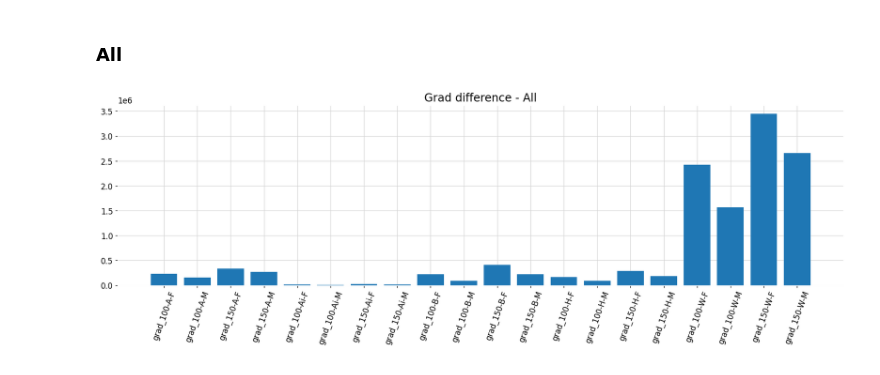
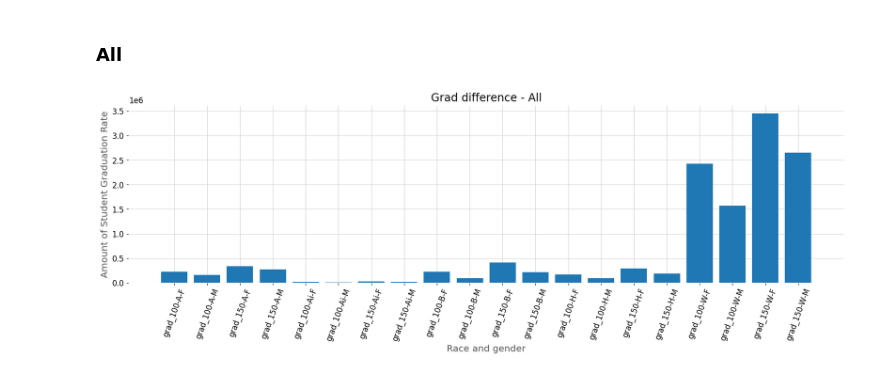
Before and after one commit to ezztherose/TIA-Scraping, a Jupyter notebook: notebooks/correct_data.ipynb, the cells around one changed output. Cells and saved outputs as stored; diff of their text form; code cells hidden in the pictures.

```diff
--- a/notebooks/correct_data.ipynb
+++ b/notebooks/correct_data.ipynb
@@ -454,17 +454,19 @@ plt.show()
 # %%
 fig, ax = plt.subplots()
 
 bars = ['grad_100-A-F', 'grad_100-A-M', 'grad_150-A-F', 'grad_150-A-M',
         'grad_100-Ai-F', 'grad_100-Ai-M', 'grad_150-Ai-F', 'grad_150-Ai-M',
         'grad_100-B-F', 'grad_100-B-M', 'grad_150-B-F', 'grad_150-B-M',
         'grad_100-H-F', 'grad_100-H-M', 'grad_150-H-F', 'grad_150-H-M',
         'grad_100-W-F', 'grad_100-W-M', 'grad_150-W-F', 'grad_150-W-M']
 
 
 y_pos = np.arange(len(bars))
 ax.bar(y_pos, all_grad_all_data)
 ax.set_title('Grad difference - All')
+ax.set_ylabel('Amount of Student Graduation Rate')
+ax.set_xlabel('Race and gender')
 ax.set_xticks(y_pos, bars, rotation=70)
 plt.show()
 # %% [output]
-[figure, old version]
+[figure, new version]
```
